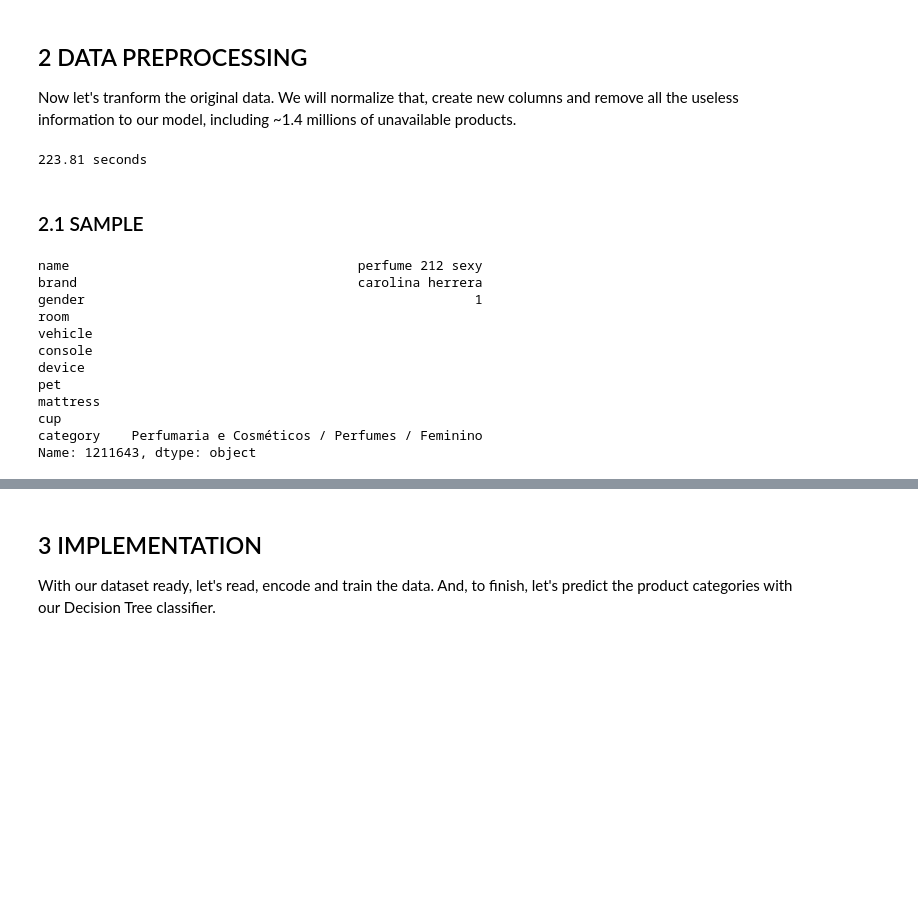
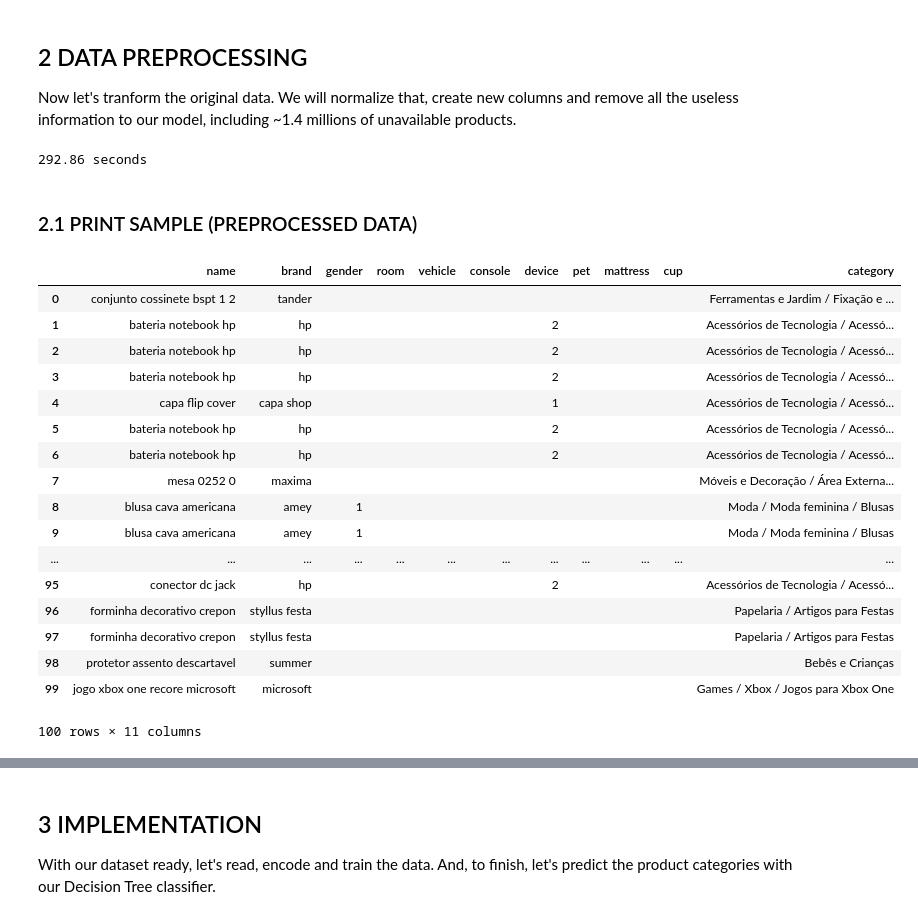
Before and after one commit to marceljm/product_categorizer, a Jupyter notebook: src/product_categorizer.ipynb, the cells around one changed output, grey strips where cells are left out. Drawn from its saved outputs; the diff is of its cells as text; code cells hidden in the pictures; blank space fills up the shorter version.

```diff
--- a/src/product_categorizer.ipynb
+++ b/src/product_categorizer.ipynb
@@ -89,6 +84,24 @@ OUTPUT_FILE = 'dataset/preprocessed.csv'
 
 # start time
 start = time()
+
+# dictionary {category : number or products}, helps to remove very reduced categories
+categoryCount = {}
+
+# read input file
+with open(INPUT_FILE, 'r') as file:
+
+    # for each line...
+    for line in file:
+
+        # transform in list
+        lst = transform_line(line)
+
+        # get category
+        category = zanox_category(lst)
+
+        # increase the dictionary counter
+        categoryCount[category] = 1 if (categoryCount.get(category) == None) else categoryCount[category] + 1
 
 # open output file
 output = open(OUTPUT_FILE, 'w')
@@ -106,7 +119,7 @@ with open(INPUT_FILE, 'r') as file:
         lst = transform_line(line)
 
         # valid
-        if (not valid(lst)):
+        if not valid(lst, categoryCount):
             continue
 
         # apply changes
@@ -121,36 +134,42 @@ output.close()
 # print preprocessing time
 print('{:.2f} seconds'.format(time() - start))
 # %% [output]
-223.81 seconds
+292.86 seconds
 # %% [markdown]
-### 2.1 SAMPLE
+### 2.1 PRINT SAMPLE (PREPROCESSED DATA)
 # %%
 # read output file
-data = pd.read_csv(OUTPUT_FILE, sep=';', encoding='utf-8',names = ['name',
-                                                                   'brand',
-                                                                   'gender',
-                                                                   'room',
-                                                                   'vehicle',
-                                                                   'console',
-                                                                   'device',
-                                                                   'pet',
-                                                                   'mattress',
-                                                                   'cup',
-                                                                   'category'])
+data = pd.read_csv(OUTPUT_FILE, sep=';', header=0, encoding='utf-8', names=['name',
+                                                                            'brand',
+                                                                            'gender',
+                                                                            'room',
+                                                                            'vehicle',
+                                                                            'console',
+                                                                            'device',
+                                                                            'pet',
+                                                                            'mattress',
+                                                                            'cup',
+                                                                            'category'])
 
-# print a product
-print(data.loc[1211643])
+# print sample
+data.head(100)
 # %% [output]
+|  | name | brand | gender | room | vehicle | console | device | pet | mattress | cup | category |
+| 0 | conjunto cossinete bspt 1 2 | tander |  |  |  |  |  |  |  |  | Ferramentas e Jardim / Fixação e ... |
+| 1 | bateria notebook hp | hp |  |  |  |  | 2 |  |  |  | Acessórios de Tecnologia / Acessó... |
+| 2 | bateria notebook hp | hp |  |  |  |  | 2 |  |  |  | Acessórios de Tecnologia / Acessó... |
+| 3 | bateria notebook hp | hp |  |  |  |  | 2 |  |  |  | Acessórios de Tecnologia / Acessó... |
+| 4 | capa flip cover | capa shop |  |  |  |  | 1 |  |  |  | Acessórios de Tecnologia / Acessó... |
+| 5 | bateria notebook hp | hp |  |  |  |  | 2 |  |  |  | Acessórios de Tecnologia / Acessó... |
+| 6 | bateria notebook hp | hp |  |  |  |  | 2 |  |  |  | Acessórios de Tecnologia / Acessó... |
+| 7 | mesa 0252 0 | maxima |  |  |  |  |  |  |  |  | Móveis e Decoração / Área Externa... |
+| 8 | blusa cava americana | amey | 1 |  |  |  |  |  |  |  | Moda / Moda feminina / Blusas |
+| 9 | blusa cava americana | amey | 1 |  |  |  |  |  |  |  | Moda / Moda feminina / Blusas |
+| ... | ... | ... | ... | ... | ... | ... | ... | ... | ... | ... | ... |
+| 95 | conector dc jack | hp |  |  |  |  | 2 |  |  |  | Acessórios de Tecnologia / Acessó... |
+| 96 | forminha decorativo crepon | styllus festa |  |  |  |  |  |  |  |  | Papelaria / Artigos para Festas |
+| 97 | forminha decorativo crepon | styllus festa |  |  |  |  |  |  |  |  | Papelaria / Artigos para Festas |
+| 98 | protetor assento descartavel | summer |  |  |  |  |  |  |  |  | Bebês e Crianças |
+| 99 | jogo xbox one recore microsoft | microsoft |  |  |  |  |  |  |  |  | Games / Xbox / Jogos para Xbox One |
-name                                     perfume 212 sexy
-brand                                    carolina herrera
-gender                                                  1
-room
-vehicle
-console
-device
-pet
-mattress
-cup
-category    Perfumaria e Cosméticos / Perfumes / Feminino
-Name: 1211643, dtype: object
+100 rows × 11 columns
 # %% [markdown]
```
Also changed, not shown: parts of 12 cells of this notebook, 4 other files.
